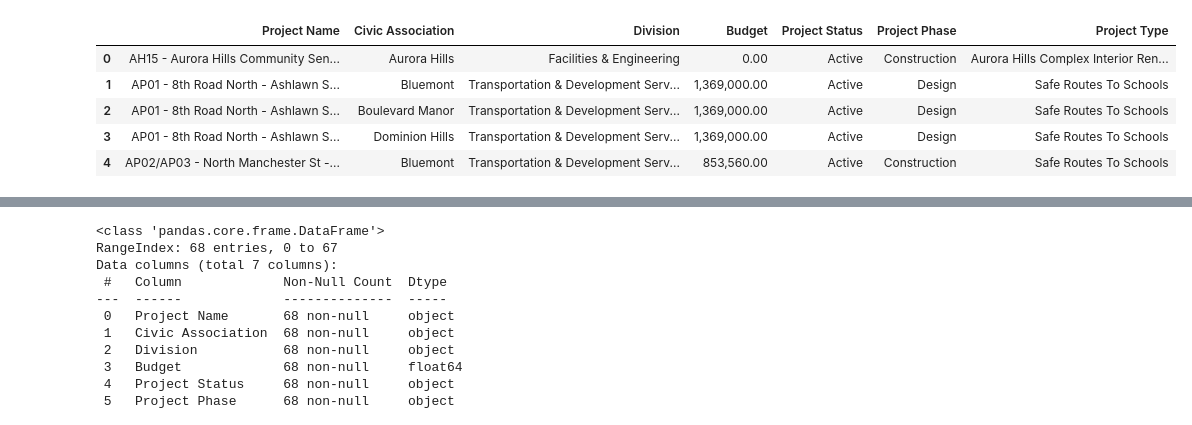
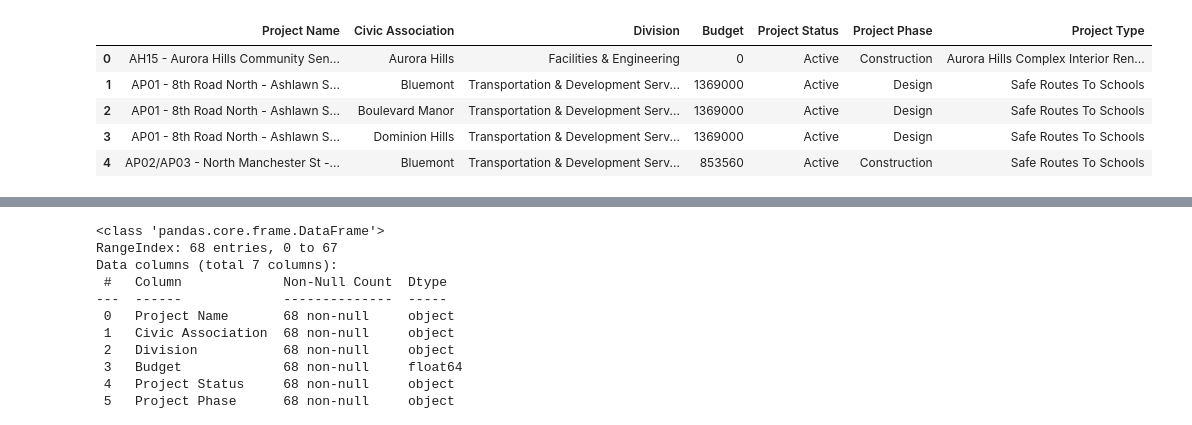
Before and after one commit to bin43256/100DatasetsChallenge, a Jupyter notebook: Capital Project.ipynb, the cells around one changed output, grey strips where cells are left out. Drawn from its saved outputs; the diff is of its cells as text; code cells hidden in the pictures.

```diff
--- a/Capital Project.ipynb
+++ b/Capital Project.ipynb
@@ -2,16 +2,17 @@
 import pandas as pd
 import matplotlib.pyplot as plt
 import seaborn as sns
-from textwrap import wrap
+
+pd.set_option('display.float_format', '{:.0f}'.format)
 # %%
-df = pd.read_json("Datasets/Select+Active+Capital+Projects.json")
+capital_project = pd.read_json("Data Source/Select+Active+Capital+Projects.json")
 # %%
-df.head()
+capital_project.head()
 # %% [output]
 |  | Project Name | Civic Association | Division | Budget | Project Status | Project Phase | Project Type |
-| 0 | AH15 - Aurora Hills Community Sen... | Aurora Hills | Facilities & Engineering | 0.00 | Active | Construction | Aurora Hills Complex Interior Ren... |
-| 1 | AP01 - 8th Road North - Ashlawn S... | Bluemont | Transportation & Development Serv... | 1,369,000.00 | Active | Design | Safe Routes To Schools |
-| 2 | AP01 - 8th Road North - Ashlawn S... | Boulevard Manor | Transportation & Development Serv... | 1,369,000.00 | Active | Design | Safe Routes To Schools |
-| 3 | AP01 - 8th Road North - Ashlawn S... | Dominion Hills | Transportation & Development Serv... | 1,369,000.00 | Active | Design | Safe Routes To Schools |
-| 4 | AP02/AP03 - North Manchester St -... | Bluemont | Transportation & Development Serv... | 853,560.00 | Active | Construction | Safe Routes To Schools |
+| 0 | AH15 - Aurora Hills Community Sen... | Aurora Hills | Facilities & Engineering | 0 | Active | Construction | Aurora Hills Complex Interior Ren... |
+| 1 | AP01 - 8th Road North - Ashlawn S... | Bluemont | Transportation & Development Serv... | 1369000 | Active | Design | Safe Routes To Schools |
+| 2 | AP01 - 8th Road North - Ashlawn S... | Boulevard Manor | Transportation & Development Serv... | 1369000 | Active | Design | Safe Routes To Schools |
+| 3 | AP01 - 8th Road North - Ashlawn S... | Dominion Hills | Transportation & Development Serv... | 1369000 | Active | Design | Safe Routes To Schools |
+| 4 | AP02/AP03 - North Manchester St -... | Bluemont | Transportation & Development Serv... | 853560 | Active | Construction | Safe Routes To Schools |
 # %%
```
Also changed, not shown: parts of 22 cells of this notebook, 1 other file.
